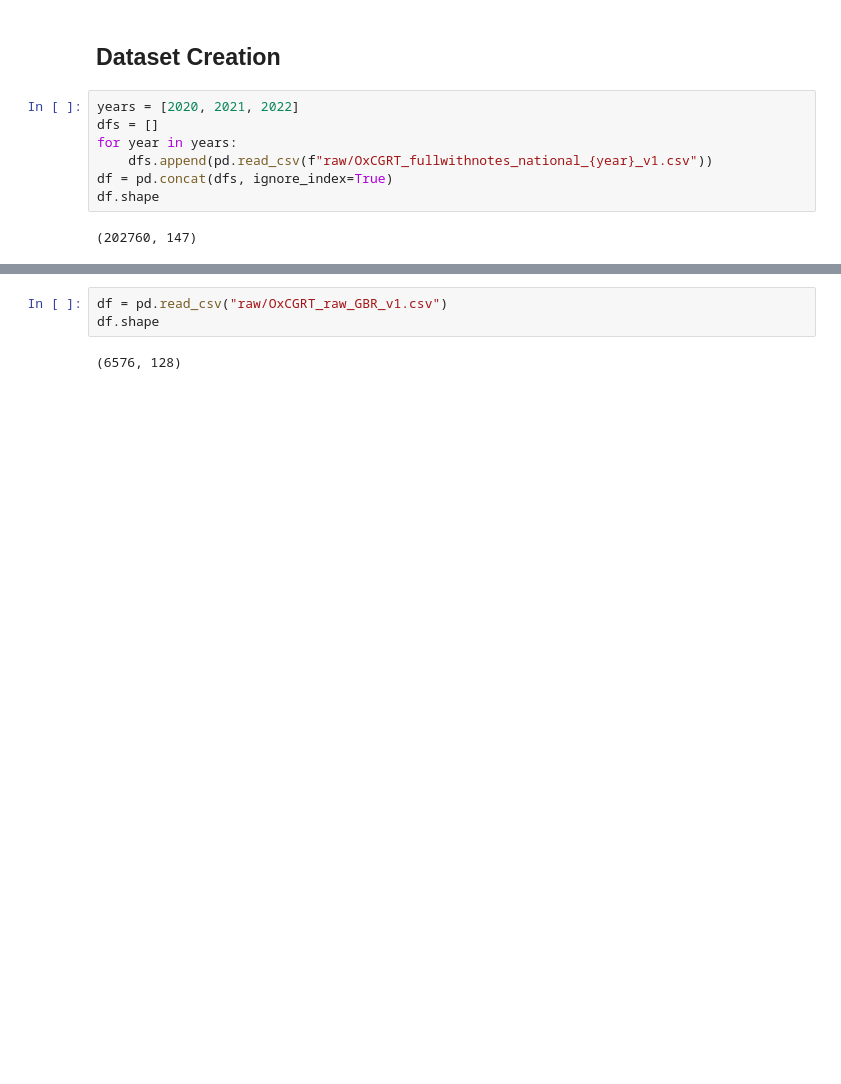
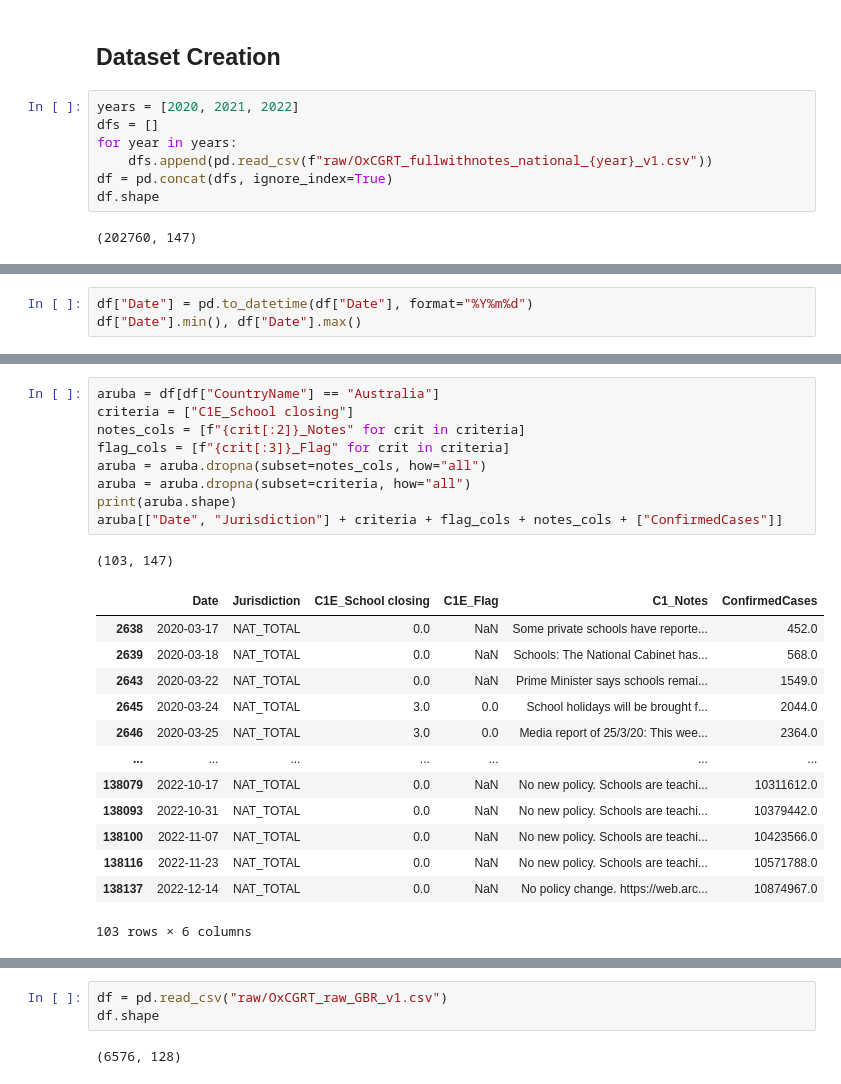
Before and after one commit to danyoungday/neuro-san-prana, a Jupyter notebook: data/edav.ipynb, the cells around one changed output, grey strips where cells are left out. Cells and saved outputs as stored; diff of their text form; blank space fills up the shorter version.

```diff
--- a/data/edav.ipynb
+++ b/data/edav.ipynb
@@ -298,0 +21,3 @@ df.shape
+# %%
+df["Date"] = pd.to_datetime(df["Date"], format="%Y%m%d")
+df["Date"].min(), df["Date"].max()
@@ -298,0 +26,24 @@ df.shape
+# %%
+aruba = df[df["CountryName"] == "Australia"]
+criteria = ["C1E_School closing"]
+notes_cols = [f"{crit[:2]}_Notes" for crit in criteria]
+flag_cols = [f"{crit[:3]}_Flag" for crit in criteria]
+aruba = aruba.dropna(subset=notes_cols, how="all")
+aruba = aruba.dropna(subset=criteria, how="all")
+print(aruba.shape)
+aruba[["Date", "Jurisdiction"] + criteria + flag_cols + notes_cols + ["ConfirmedCases"]]
+# %% [output]
+(103, 147)
+|  | Date | Jurisdiction | C1E_School closing | C1E_Flag | C1_Notes | ConfirmedCases |
+| 2638 | 2020-03-17 | NAT_TOTAL | 0.0 | NaN | Some private schools have reporte... | 452.0 |
+| 2639 | 2020-03-18 | NAT_TOTAL | 0.0 | NaN | Schools: The National Cabinet has... | 568.0 |
+| 2643 | 2020-03-22 | NAT_TOTAL | 0.0 | NaN | Prime Minister says schools remai... | 1549.0 |
+| 2645 | 2020-03-24 | NAT_TOTAL | 3.0 | 0.0 | School holidays will be brought f... | 2044.0 |
+| 2646 | 2020-03-25 | NAT_TOTAL | 3.0 | 0.0 | Media report of 25/3/20: This wee... | 2364.0 |
+| ... | ... | ... | ... | ... | ... | ... |
+| 138079 | 2022-10-17 | NAT_TOTAL | 0.0 | NaN | No new policy. Schools are teachi... | 10311612.0 |
+| 138093 | 2022-10-31 | NAT_TOTAL | 0.0 | NaN | No new policy. Schools are teachi... | 10379442.0 |
+| 138100 | 2022-11-07 | NAT_TOTAL | 0.0 | NaN | No new policy. Schools are teachi... | 10423566.0 |
+| 138116 | 2022-11-23 | NAT_TOTAL | 0.0 | NaN | No new policy. Schools are teachi... | 10571788.0 |
+| 138137 | 2022-12-14 | NAT_TOTAL | 0.0 | NaN | No policy change. https://web.arc... | 10874967.0 |
+103 rows × 6 columns
```
Also changed, not shown: parts of 13 cells of this notebook, 2 other files.
